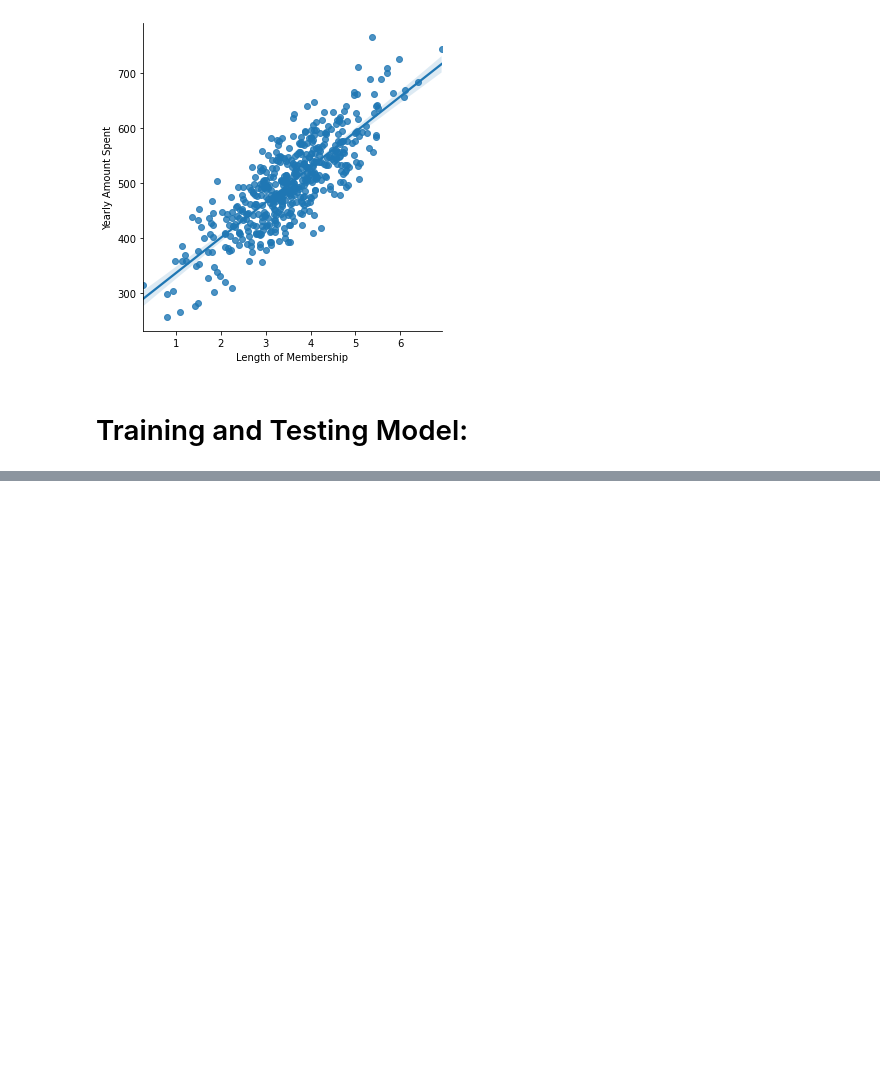
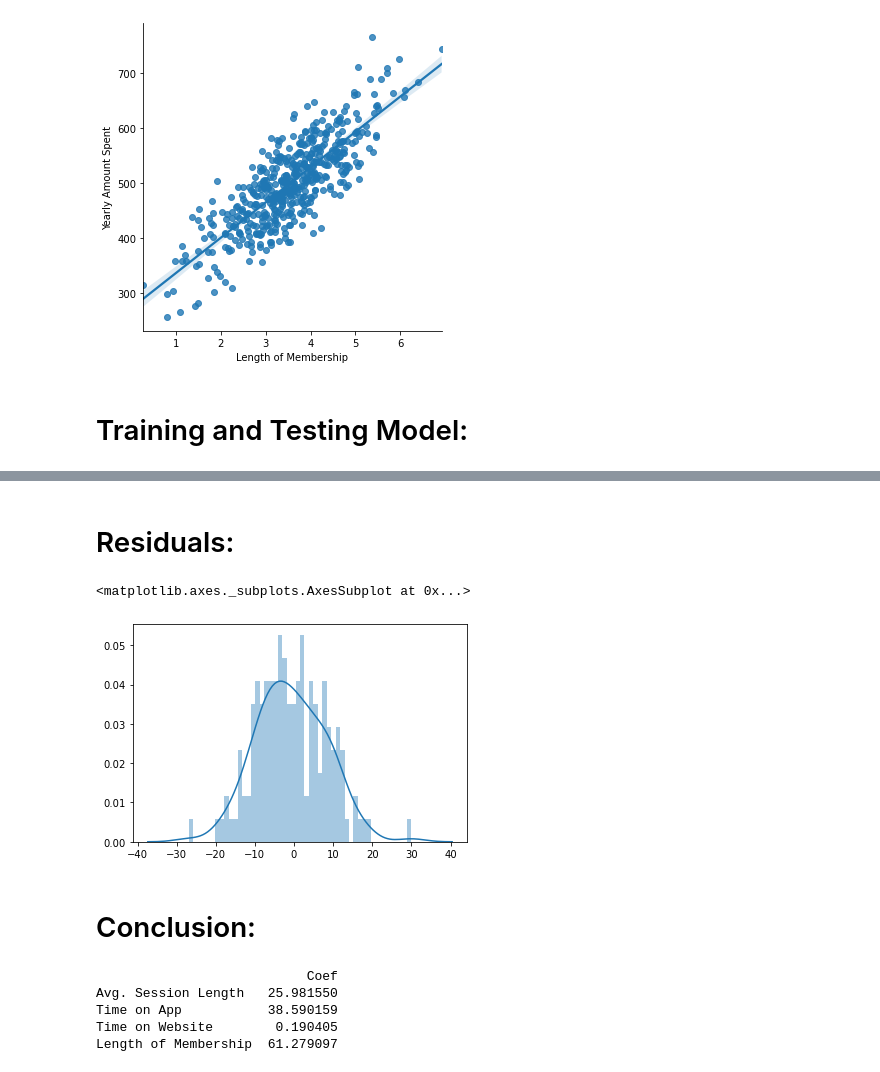
Before and after one commit to mzrahman9/E-Commerce-Investment, a Jupyter notebook: E-Commerce Investment.ipynb, the cells around one changed output, grey strips where cells are left out. Cells and saved outputs as stored; diff of their text form; code cells hidden in the pictures; blank space fills up the shorter version.

```diff
--- a/New Notebook Code.ipynb
+++ b/E-Commerce Investment.ipynb
@@ -140,0 +123,18 @@ sns.lmplot(data=customers,x='Length of Membership',y='Yearly Amount Spent')
+# %% [markdown]
+# Residuals:
+# %%
+sns.distplot((y_test-predictions),bins=50)
+# %% [output]
+<matplotlib.axes._subplots.AxesSubplot at 0x...>
+[figure, added]
+# %% [markdown]
+# Conclusion:
+# %%
+cdf = pd.DataFrame(lm.coef_.T,X.columns,columns=['Coef'])
+print(cdf)
+# %% [output]
+                           Coef
+Avg. Session Length   25.981550
+Time on App           38.590159
+Time on Website        0.190405
+Length of Membership  61.279097
```
Also changed, not shown: parts of 12 cells of this notebook, 7 other files.
